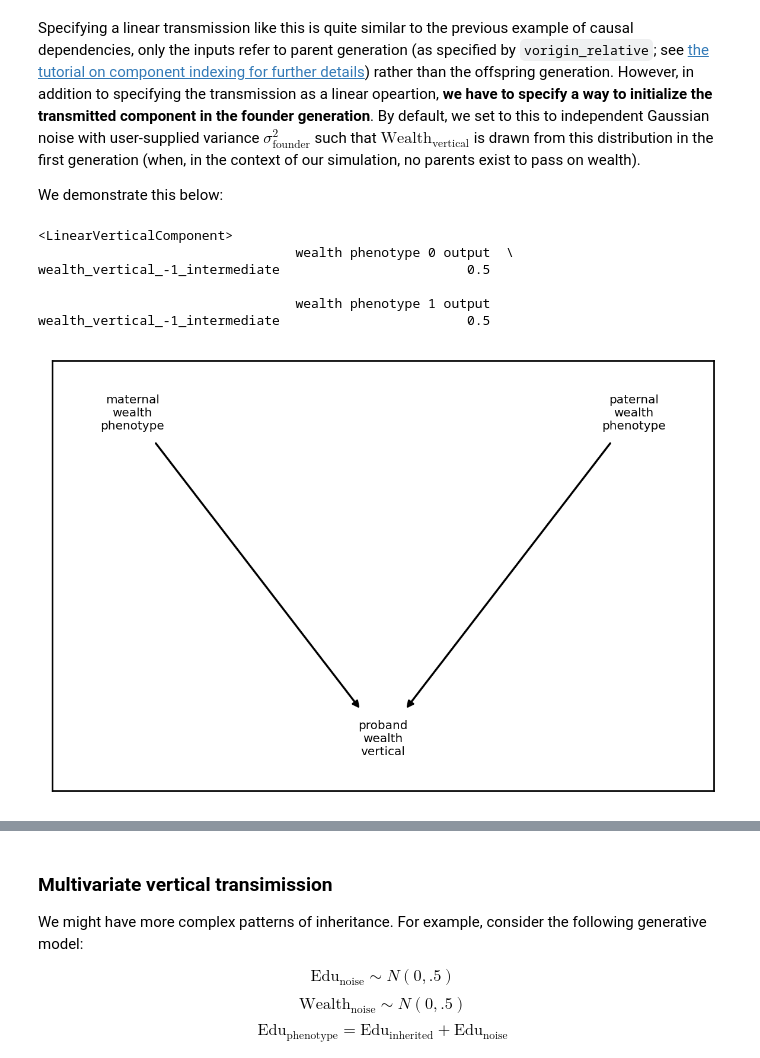
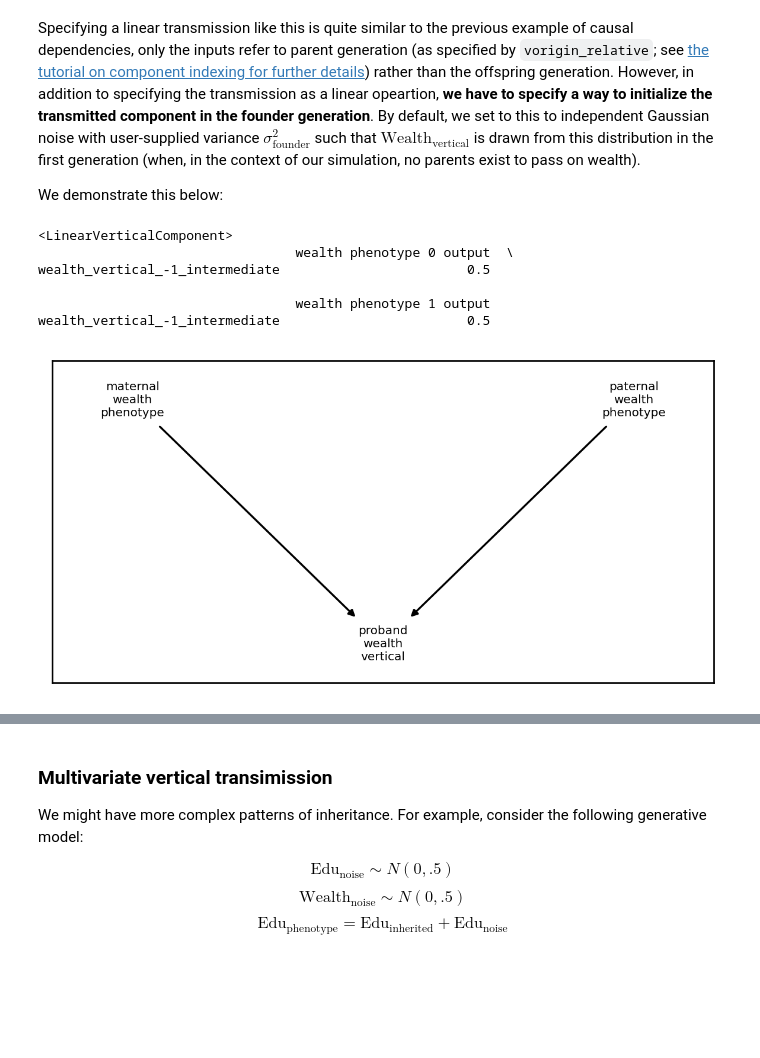
Before and after one commit to rborder/xftsim, a Jupyter notebook: docs/userguide/arch.ipynb, the cells around one changed output, grey strips where cells are left out. Cells and saved outputs as stored; diff of their text form; code cells hidden in the pictures; blank space fills up the shorter version.

```diff
--- a/docs/userguide/arch.ipynb
+++ b/docs/userguide/arch.ipynb
@@ -120,5 +123,6 @@ BMD.phenotype.proband      outcome
 
 All `ArchitectureComponent` and `Architecture` objects include a `draw_dependency_graph()` method for visualizing the dependence between components. This can be helpful for making sure your model is correctly specified. For example, the `SumAllTransformation` above has the following dependency graph:
 # %%
+plt.rcParams['figure.figsize'] = [6.,3.]
 demo.architecture.components[2].draw_dependency_graph()
 # %% [output]
@@ -126,6 +130,7 @@ demo.architecture.components[2].draw_dependency_graph()
 # %% [markdown]
 The `Architecture` object, which includes all three components has the following dependency graph:
 # %%
+plt.rcParams['figure.figsize'] = [6.,4.]
 demo.architecture.draw_dependency_graph()
 # %% [output]
 [figure]
@@ -178,6 +183,7 @@ correlation_matrix, covariance_matrix
 # %% [markdown]
 We then pass the `AdditiveEffects` object to the `AdditiveGeneticComponent` constructor to generate the corresponding archetecture component:
 # %%
+plt.rcParams['figure.figsize'] = [6.,3.]
 arch = xft.arch.AdditiveGeneticComponent(effects)
 arch.draw_dependency_graph()
 arch
@@ -354,6 +360,7 @@ income.phenotype.proband   outcome
 # %% [markdown]
 Looking at the result, we see that everything is is as expected:
 # %%
+plt.rcParams['figure.figsize'] = [6.,4.]
 demo =  xft.sim.DemoSimulation()
 
 test_sim = xft.sim.Simulation(founder_haplotypes=demo.haplotypes,
@@ -447,28 +454,29 @@ We demonstrate this below:
 # %%
 ## noise component
 ncomp = xft.arch.AdditiveNoiseComponent(variances=[.5],
                                         phenotype_name=['wealth'])
 
 ## transmitted component:
 vert_input = xft.index.ComponentIndex.from_product(['wealth'], ['phenotype'], [0,1])
 vert_input.comp_type ='output'
 vert_output = xft.index.ComponentIndex.from_product(['wealth'], ['vertical'], [-1])
 founder_variances = np.sqrt([.5,.5]) ## must be same length is inputs
 coefficient_matrix = np.array([[np.sqrt(.25),np.sqrt(.25)]])
 
 vtcomp = xft.arch.LinearVerticalComponent(input_cindex=vert_input,
                                           output_cindex=vert_output,
                                           founder_variances=founder_variances,
                                           coefficient_matrix=coefficient_matrix,
                                           normalize = False)
+plt.rcParams['figure.figsize'] = [6.,3.]
 vtcomp.draw_dependency_graph()
 vtcomp
 # %% [output]
 <LinearVerticalComponent>
                                  wealth phenotype 0 output  \
 wealth_vertical_-1_intermediate                        0.5
 
                                  wealth phenotype 1 output
 wealth_vertical_-1_intermediate                        0.5
-[figure, old version]
+[figure, new version]
 # %%
```
Also changed, not shown: parts of 22 cells of this notebook, 3 other files.
